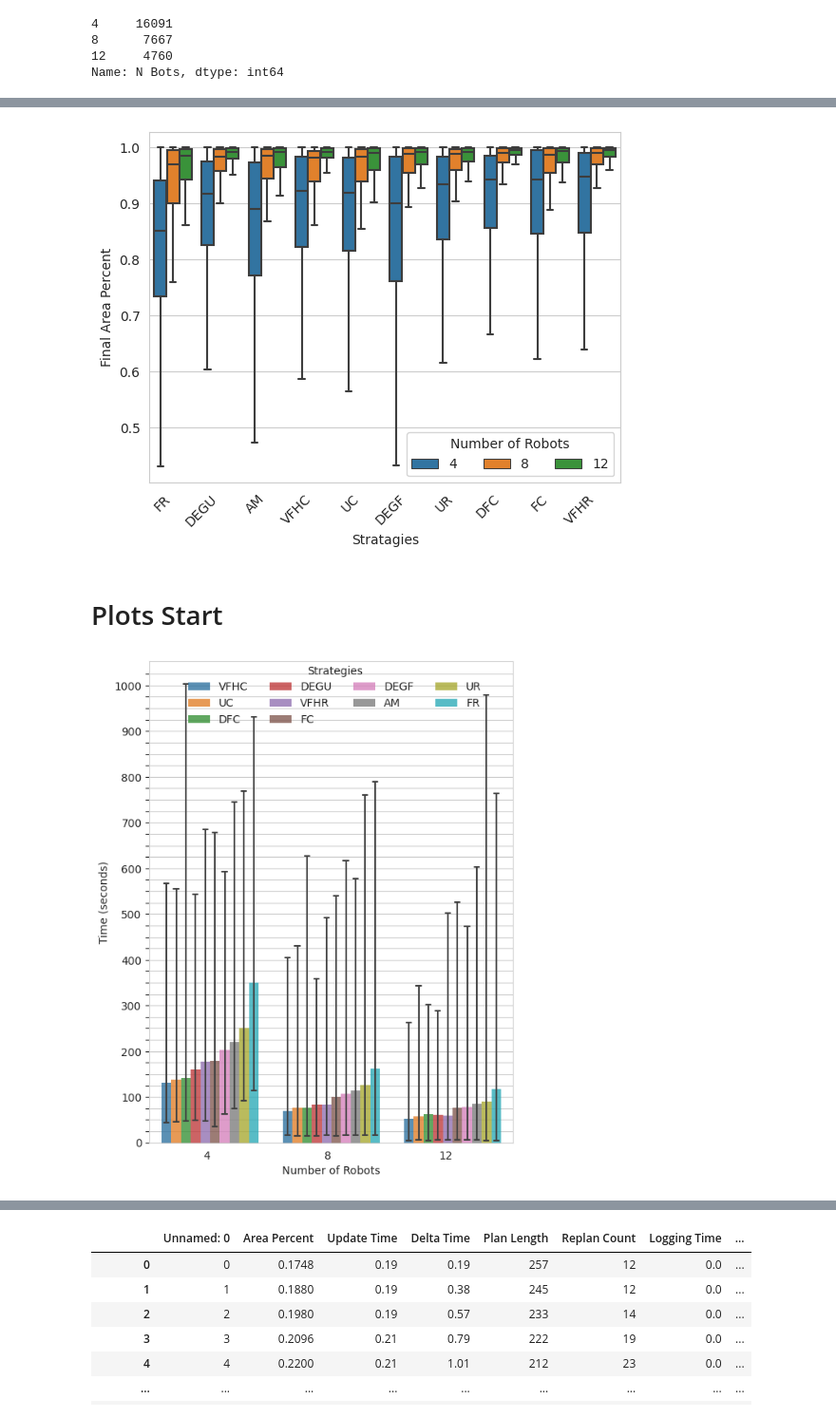
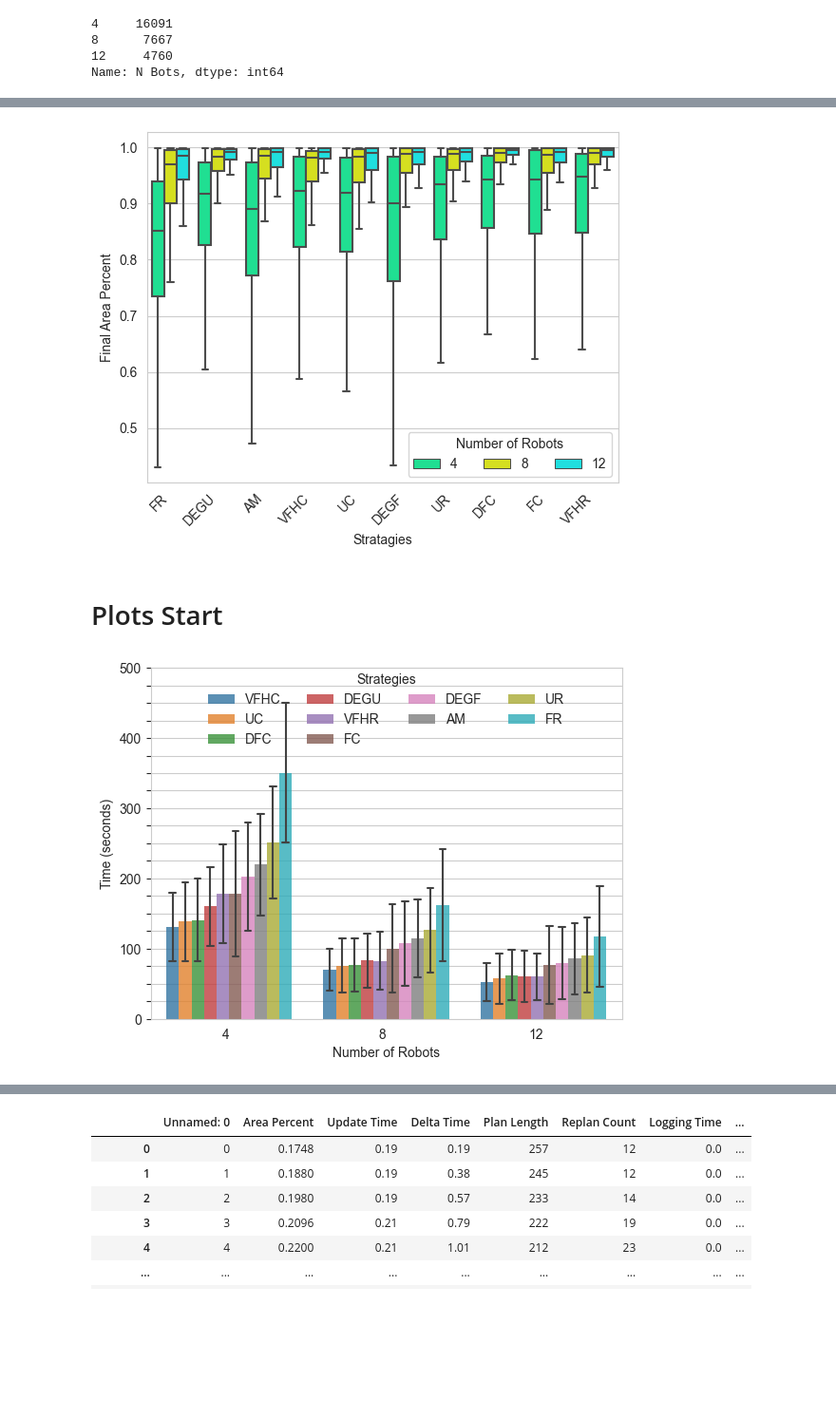
Before and after one commit to DIRECTLab/Multi_Agents_Area_Exploration, a Jupyter notebook: analysing_data/christopher_plottings/plots_updated.ipynb, the cells around one changed output, grey strips where cells are left out. Shown: that part at 95% size. Drawn from its saved outputs; the diff is of its cells as text; code cells hidden in the pictures; blank space fills up the shorter version.

```diff
--- a/analysing_data/christopher_plottings/plots_updated.ipynb
+++ b/analysing_data/christopher_plottings/plots_updated.ipynb
@@ -157,6 +161,7 @@ print('Success Count: ', df_end['Success'].value_counts()[True])
 print('Fail Countsss: ', df_end['Success'].value_counts()[False])
 # What is the overall success rate
 print("Success rate is: ", df_end['Success'].value_counts()[True]/df_end['Success'].value_counts().sum())
+df_end['Success Rate'] = df_end['Success'].value_counts()[True]/df_end['Success'].value_counts().sum()
 total_success = df_end['Success'].value_counts()[True]
 total_fail = df_end['Success'].value_counts()[False]
 total_experiments = total_success + total_fail
@@ -214,10 +203,16 @@ loss_group
+# %%
+# loss_group = df_loss_unsuccessful.groupby(['M', 'N Bots']).count()['Experiment Id'].unstack()
+loss_group = df_loss_unsuccessful.groupby(['M', 'Loss Type']).count()['Experiment Id'].unstack()
+loss_group
+with open(f"method_vs_agents_size.tex", 'w') as f:
+    f.write(loss_group.sort_values(by='Unrecoverable', ascending=True).to_latex())
 # %%
 # df_end['Success Ratio']
 loss_group2 = df_loss_unsuccessful.groupby(['Loss Type', 'N Bots']).count()['Experiment Id'].unstack()
 # loss_group2['Total'] = loss_group2[4]+loss_group2[8] + loss_group2[12]
 
 with open(f"loss_count_vs_agents_size.tex", 'w') as f:
-    f.write(loss_group2.to_latex())
+    f.write(loss_group2.T.to_latex())
 
-loss_group2
+loss_group2.T
 # %% [output]
@@ -231,11 +227,14 @@ df_loss_unsuccessful_unrecoverable = df_loss_unsuccessful[df_loss_unsuccessful['
 sns.set_style("whitegrid")
 # df_end_success = df_end_success.replace(to_replace="Goal Scenario", value="Helloooo")
 sorted_x_data = df_loss_unsuccessful_unrecoverable.groupby("M")["Area Percent"].median().sort_values().index
+#  red, orange, cyan, purple
+winter_palette = [ "#00ff98",  "#f2ff00", "#00FFFF"]
 grd = sns.boxplot(
     data=df_loss_unsuccessful_unrecoverable,
     y="Area Percent", x="M", hue="N Bots",
     showfliers=False,
     order=sorted_x_data,
+    palette=winter_palette,
 )
 # grd.legend(bbox_to_anchor=(1.02, 1), loc='upper left', borderaxespad=0, title='Strategies')
 # make the legonf in two columns
@@ -253,7 +252,7 @@ grd.set_xlabel("Stratagies")
 
 plt.savefig(f"unsuccesssful_unrecoverable_analysis.png", bbox_inches='tight' ,dpi=300, figsize=(8, 6))
 # %% [output]
-[figure, old version]
+[figure, new version]
 # %% [markdown]
 # Plots Start
 # %%
@@ -273,37 +272,37 @@ sns.set_style('whitegrid', rc={'ytick.left': True})
 grd = sns.barplot(
     data=df_end_success,
     x="N Bots",
     y="Frame Count",
     hue = "M",
-    errorbar=("pi", 100),
+    errorbar=("sd"),
     errwidth=1.5,
     capsize=.04,
     linewidth=0,
     alpha=.8,
     hue_order=result['M']
 )
 # change the figure size of seaborn plot
 # grd.figure.set_size_inches(6, 8)
 
 # grd.legend(ncol=5)
 # grd.legend(bbox_to_anchor=(1.02, 1), loc='upper center', borderaxespad=0, title='Strategies')
 # place legend in the top of the plot, tight layout to make sure the legend is not cut off
-grd.legend(ncol=4, title='Strategies', loc='upper center', bbox_to_anchor=(0.51, 1.0), borderaxespad=0, frameon=False)
+grd.legend(ncol=4, title='Strategies', loc='upper center', borderaxespad=0, frameon=False)
 
 grd.set_ylabel("Time (seconds)")
 grd.set_xlabel("Number of Robots")
 grd.set_xticklabels(grd.get_xticklabels(), horizontalalignment='right')
 
-plt.yticks(range(0, 1026, 25))
+plt.yticks(range(0, 501, 25))
 for ind, label in enumerate(grd.get_yticklabels()):
     if ind % 4 == 0:  # every 10th label is kept
         label.set_visible(True)
     else:
         label.set_visible(False)
 
 plt.savefig(f"exploration_completion_time_barplot.png", bbox_inches='tight' ,dpi=300)
 # %% [output]
-[figure, old version]
+[figure, new version]
 # %%
 sns.set_style('whitegrid', rc={'ytick.left': True})
 
```
Also changed, not shown: parts of 11 cells of this notebook, 9 other files.
